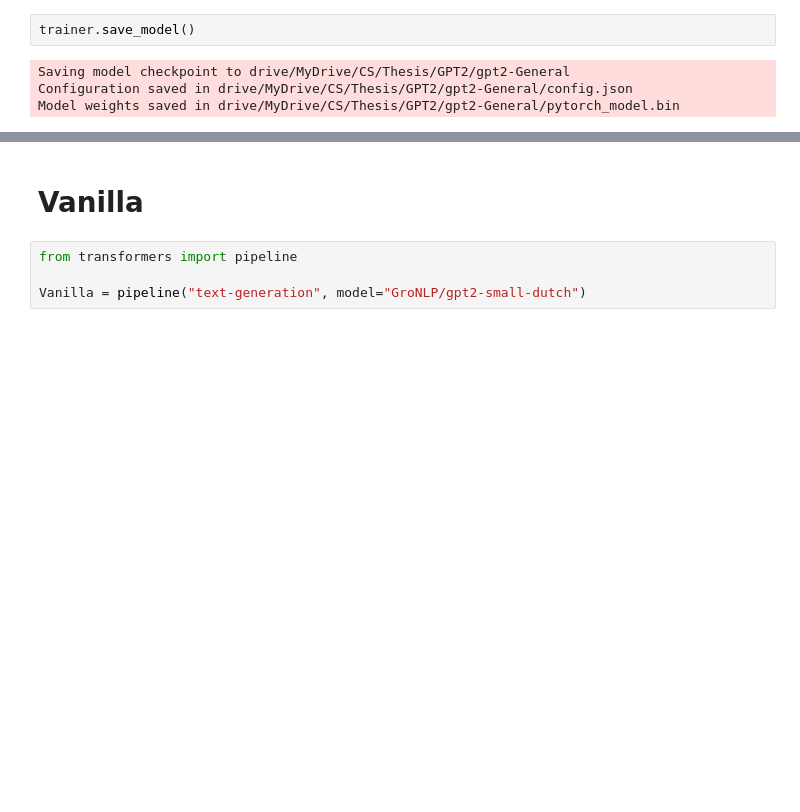
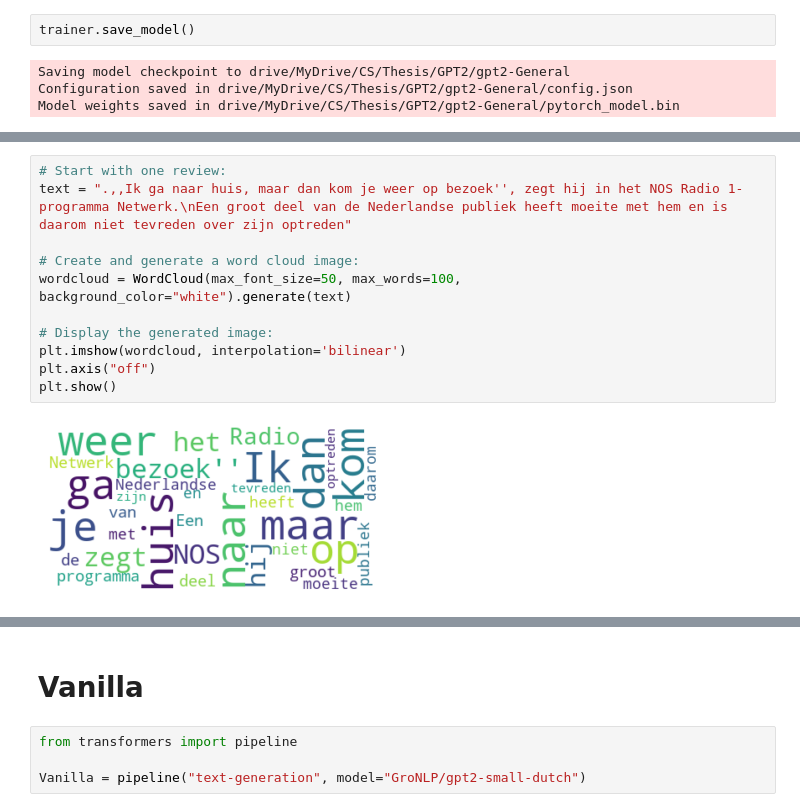
Before and after one commit to Chris-Congleton/MSc-Thesis, a Jupyter notebook: Analysis/TextGeneration.ipynb, the cells around one changed output, grey strips where cells are left out. Cells and saved outputs as stored; diff of their text form; blank space fills up the shorter version.

```diff
--- a/Analysis/TextGeneration.ipynb
+++ b/Analysis/TextGeneration.ipynb
@@ -217,0 +243,13 @@ Model weights saved in drive/MyDrive/CS/Thesis/GPT2/gpt2-General/pytorch_model.b
+# %%
+# Start with one review:
+text = ".,,Ik ga naar huis, maar dan kom je weer op bezoek'', zegt hij in het NOS Radio 1-programma Netwerk.\nEen groot deel van de Nederlandse publiek heeft moeite met hem en is daarom niet tevreden over zijn optreden"
+
+# Create and generate a word cloud image:
+wordcloud = WordCloud(max_font_size=50, max_words=100, background_color="white").generate(text)
+
+# Display the generated image:
+plt.imshow(wordcloud, interpolation='bilinear')
+plt.axis("off")
+plt.show()
+# %% [output]
+[figure, added]
```
Also changed, not shown: parts of 45 cells of this notebook.
